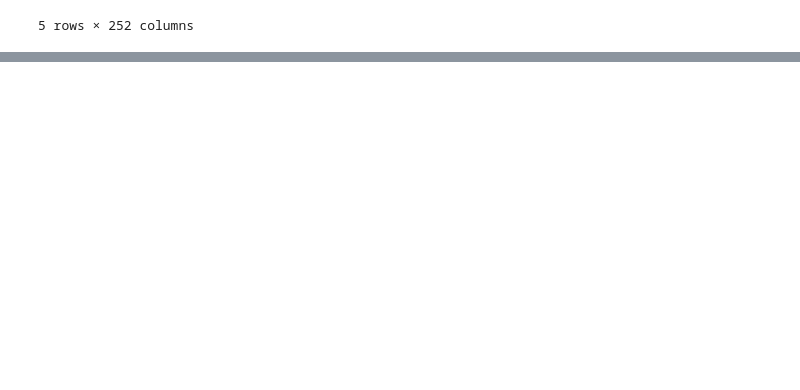
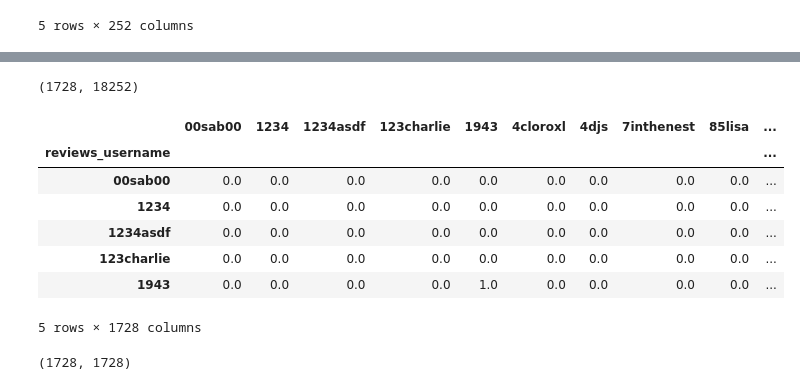
Before and after one commit to Kumaraguru-Muthuraj/_AIML_Code, a Jupyter notebook: _PythonNotebooks/_Course8_Recommendation_System/SentimentBasedRecommendationSystemV1.ipynb, the cells around one changed output, grey strips where cells are left out. Drawn from its saved outputs; the diff is of its cells as text; code cells hidden in the pictures; blank space fills up the shorter version.

```diff
--- a/_PythonNotebooks/_Course8_Recommendation_System/SentimentBasedRecommendationSystemV1.ipynb
+++ b/_PythonNotebooks/_Course8_Recommendation_System/SentimentBasedRecommendationSystemV1.ipynb
@@ -665,0 +777,4 @@ Name: sheila, dtype: float64
+# %%
+user_correlation_df['reviews_username'] = df_subtracted.index
+user_correlation_df.set_index('reviews_username',inplace=True)
+user_correlation_df.head()
@@ -665,0 +795,4 @@ Name: sheila, dtype: float64
+# %%
+list_name = common.reviews_username.tolist()
+user_correlation_df.columns = df_subtracted.index.tolist()
+user_correlation_df_1 =  user_correlation_df[user_correlation_df.index.isin(list_name)]
@@ -665,0 +829,23 @@ Name: sheila, dtype: float64
+# %%
+user_correlation_df_1.shape
+# %% [output]
+(1728, 18252)
+# %%
+user_correlation_df_2 = user_correlation_df_1.T[user_correlation_df_1.T.index.isin(list_name)]
+# %%
+user_correlation_df_3 = user_correlation_df_2.T
+# %%
+user_correlation_df_3.head()
+# %% [output]
+|  | 00sab00 | 1234 | 1234asdf | 123charlie | 1943 | 4cloroxl | 4djs | 7inthenest | 85lisa | ... |
+| reviews_username |  |  |  |  |  |  |  |  |  | ... |
+| 00sab00 | 0.0 | 0.0 | 0.0 | 0.0 | 0.0 | 0.0 | 0.0 | 0.0 | 0.0 | ... |
+| 1234 | 0.0 | 0.0 | 0.0 | 0.0 | 0.0 | 0.0 | 0.0 | 0.0 | 0.0 | ... |
+| 1234asdf | 0.0 | 0.0 | 0.0 | 0.0 | 0.0 | 0.0 | 0.0 | 0.0 | 0.0 | ... |
+| 123charlie | 0.0 | 0.0 | 0.0 | 0.0 | 0.0 | 0.0 | 0.0 | 0.0 | 0.0 | ... |
+| 1943 | 0.0 | 0.0 | 0.0 | 0.0 | 1.0 | 0.0 | 0.0 | 0.0 | 0.0 | ... |
+5 rows × 1728 columns
+# %%
+user_correlation_df_3.shape
+# %% [output]
+(1728, 1728)
```
Also changed, not shown: parts of 45 cells of this notebook.
